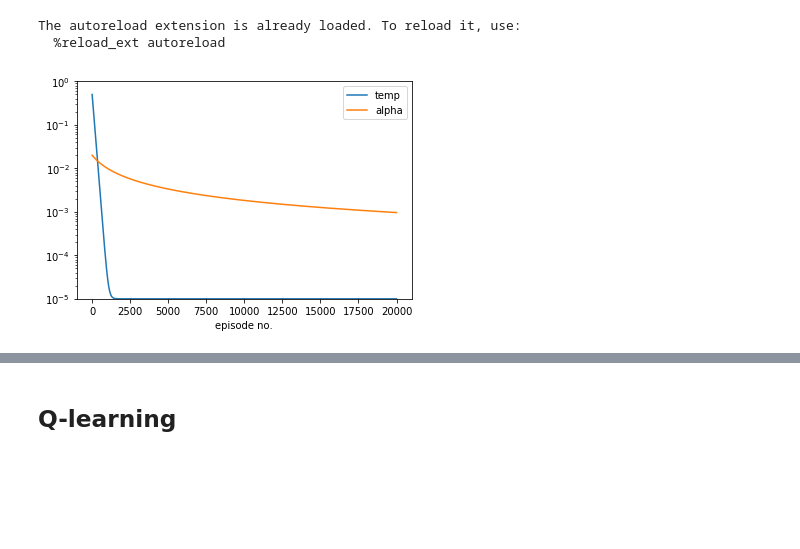
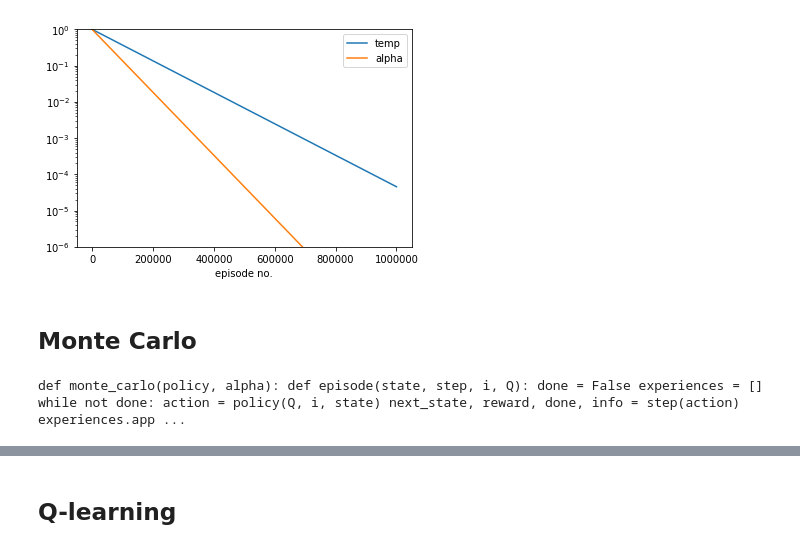
Before and after one commit to tahsmith/rl-algos, a Jupyter notebook: tabular_comparison.ipynb, the cells around one changed output, grey strips where cells are left out. Drawn from its saved outputs; the diff is of its cells as text; code cells hidden in the pictures; blank space fills up the shorter version.

```diff
--- a/tabular_comparison.ipynb
+++ b/tabular_comparison.ipynb
@@ -1,5 +11,4 @@
 # %%
-%load_ext autoreload
 %autoreload
 %matplotlib inline
 import gym
@@ -8,22 +17,24 @@ import matplotlib.pyplot as plt
 
 from tabular import (
     train_with_plots,
+    monte_carlo,
     dyna_q,
     sarsa_lambda,
     q_learning
 )
 
 from math_utils import (
+    constant,
     exp_decay,
     harmonic_sequence,
-    softmax_policy
+    softmax_policy,
+    epsilon_greedy
 )
+
+from notebook_utils import show_source
-# %% [output]
-The autoreload extension is already loaded. To reload it, use:
-  %reload_ext autoreload
 # %%
-alpha = harmonic_sequence(2e-2, 1e-3, 1e-5)
-temp = exp_decay(0.5, 0.01, 1e-5)
+alpha = exp_decay(1.0, 2e-5, 0.0)
+temp = exp_decay(1.0, 1e-5, 0.0)
 gamma = 1.0
 policy = softmax_policy(temp)
 
@@ -69,18 +80,27 @@ def episode_runner(env_name, max_eps, avg_window, reward_lim):
         return returns, tracks
     return f
 
-cliff_walking = episode_runner('CliffWalking-v0', int(1e4), 100, [-250, 0])
-frozen_lake = episode_runner('FrozenLake-v0', int(2e4), 500, [0, 1])
+cliff_walking = episode_runner('CliffWalking-v0', int(2e5), int(1e3), [-250, 0])
+frozen_lake = episode_runner('FrozenLake-v0', int(1e6), int(1e3), [0, 1])
 
 def figure():
     return plt.figure(figsize=(12, 4))
 # %%
-x = np.arange(int(2e4))
-plt.yscale('log')
-plt.ylim([1e-5, 1])
-plt.xlabel('episode no.')
-plt.plot(x, np.vectorize(temp)(x), label='temp')
-plt.plot(x, np.vectorize(alpha)(x), label='alpha')
-plt.legend();
+def plot_schedule(temp, alpha, xlim=int(1e6)):
+    x = np.arange(xlim)
+    plt.yscale('log')
+    plt.ylim([1e-6, 1])
+    plt.xlabel('episode no.')
+    plt.plot(x, np.vectorize(temp)(x), label='temp')
+    plt.plot(x, np.vectorize(alpha)(x), label='alpha')
+    plt.legend()
+
+plot_schedule(temp, alpha)
 # %% [output]
-[figure, old version]
+[figure, new version]
+# %% [markdown]
+## Monte Carlo
+# %%
+show_source(monte_carlo)
+# %% [output]
+def monte_carlo(policy, alpha): def episode(state, step, i, Q): done = False experiences = [] while not done: action = policy(Q, i, state) next_state, reward, done, info = step(action) experiences.app ...
```
Also changed, not shown: parts of 19 cells of this notebook.
